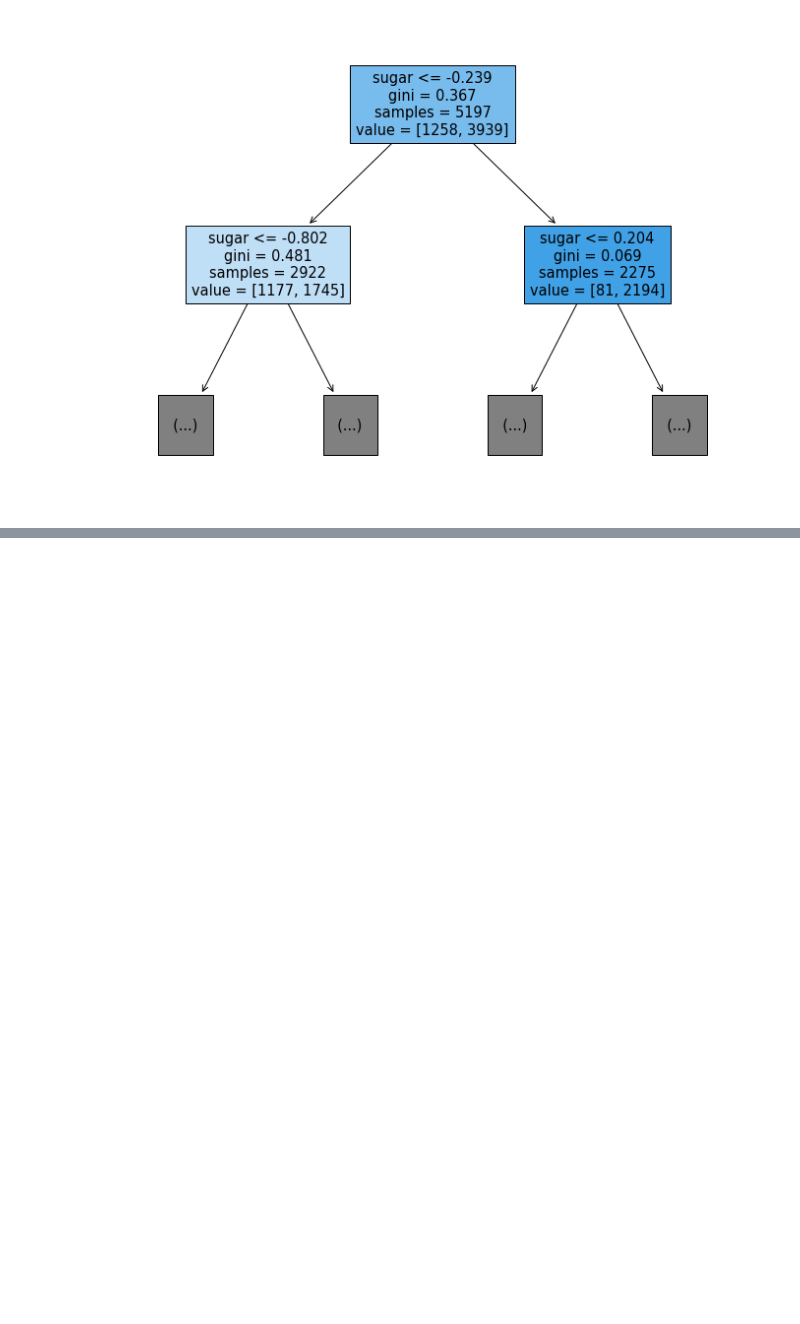
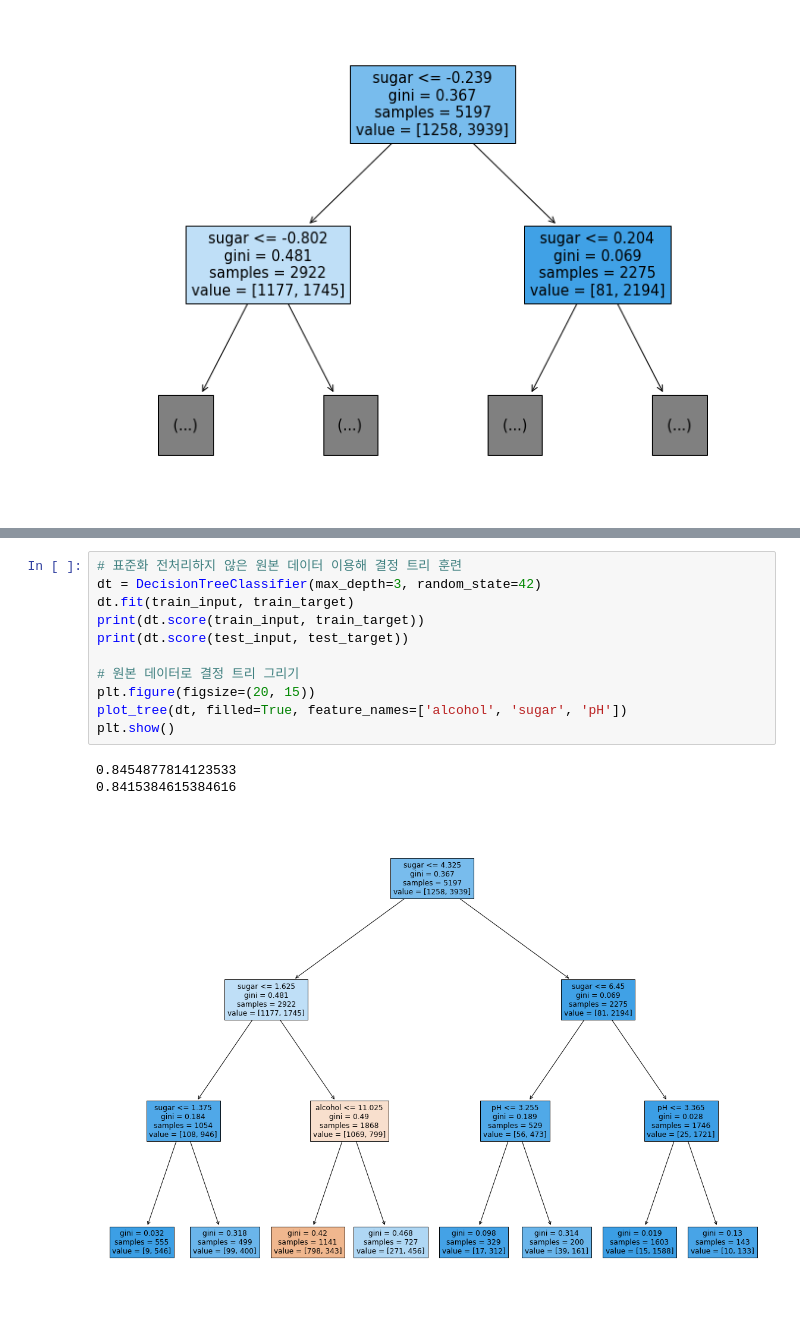
Before and after one commit to Idontknowrithm/ML-compilation_SelfDev, a Jupyter notebook: 5_1_결정_트리.ipynb, the cells around one changed output, grey strips where cells are left out. Cells and saved outputs as stored; diff of their text form; blank space fills up the shorter version.

```diff
--- a/5_1_결정_트리.ipynb
+++ b/5_1_결정_트리.ipynb
@@ -133,0 +170,15 @@ plt.show()
+# %%
+# 표준화 전처리하지 않은 원본 데이터 이용해 결정 트리 훈련
+dt = DecisionTreeClassifier(max_depth=3, random_state=42)
+dt.fit(train_input, train_target)
+print(dt.score(train_input, train_target))
+print(dt.score(test_input, test_target))
+
+# 원본 데이터로 결정 트리 그리기
+plt.figure(figsize=(20, 15))
+plot_tree(dt, filled=True, feature_names=['alcohol', 'sugar', 'pH'])
+plt.show()
+# %% [output]
+0.8454877814123533
+0.8415384615384616
+[figure, added]
```
Also changed, not shown: parts of 5 cells of this notebook.
